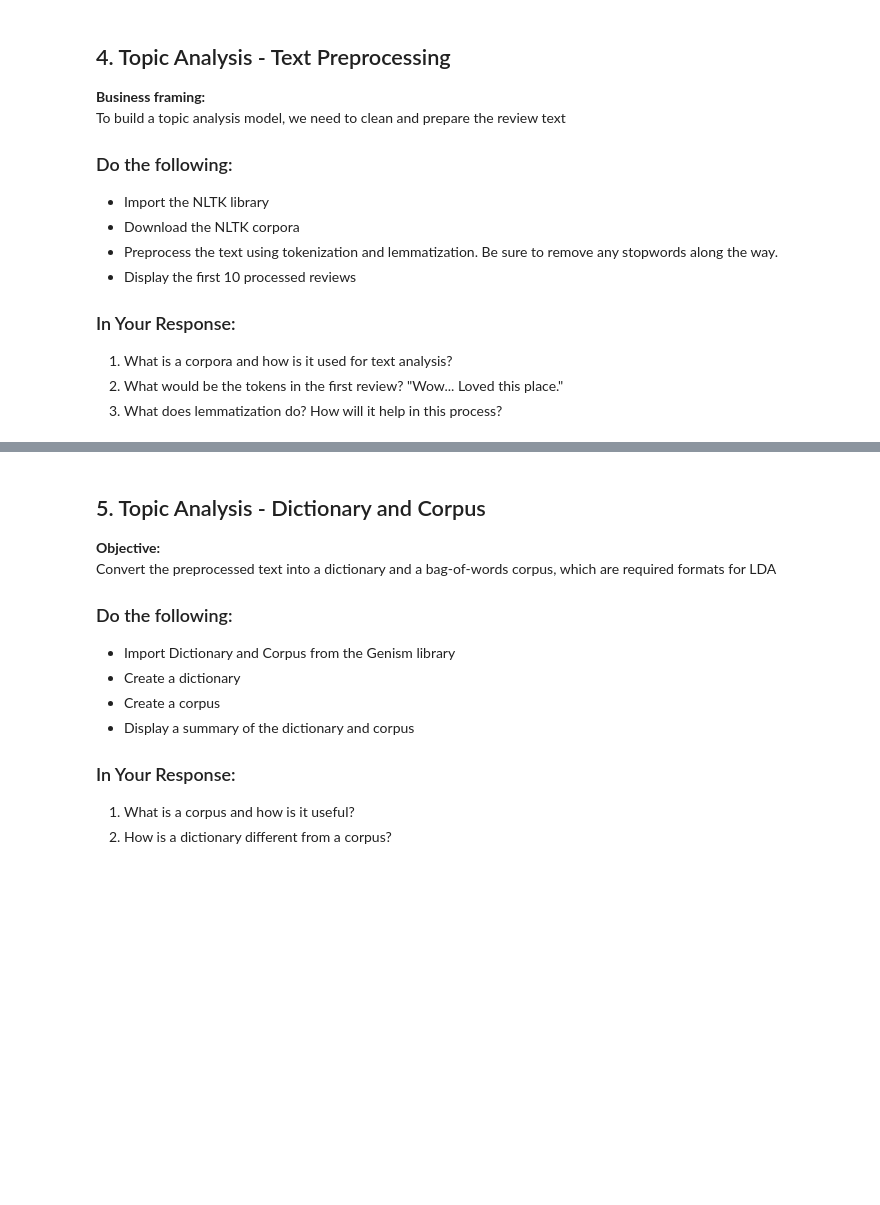
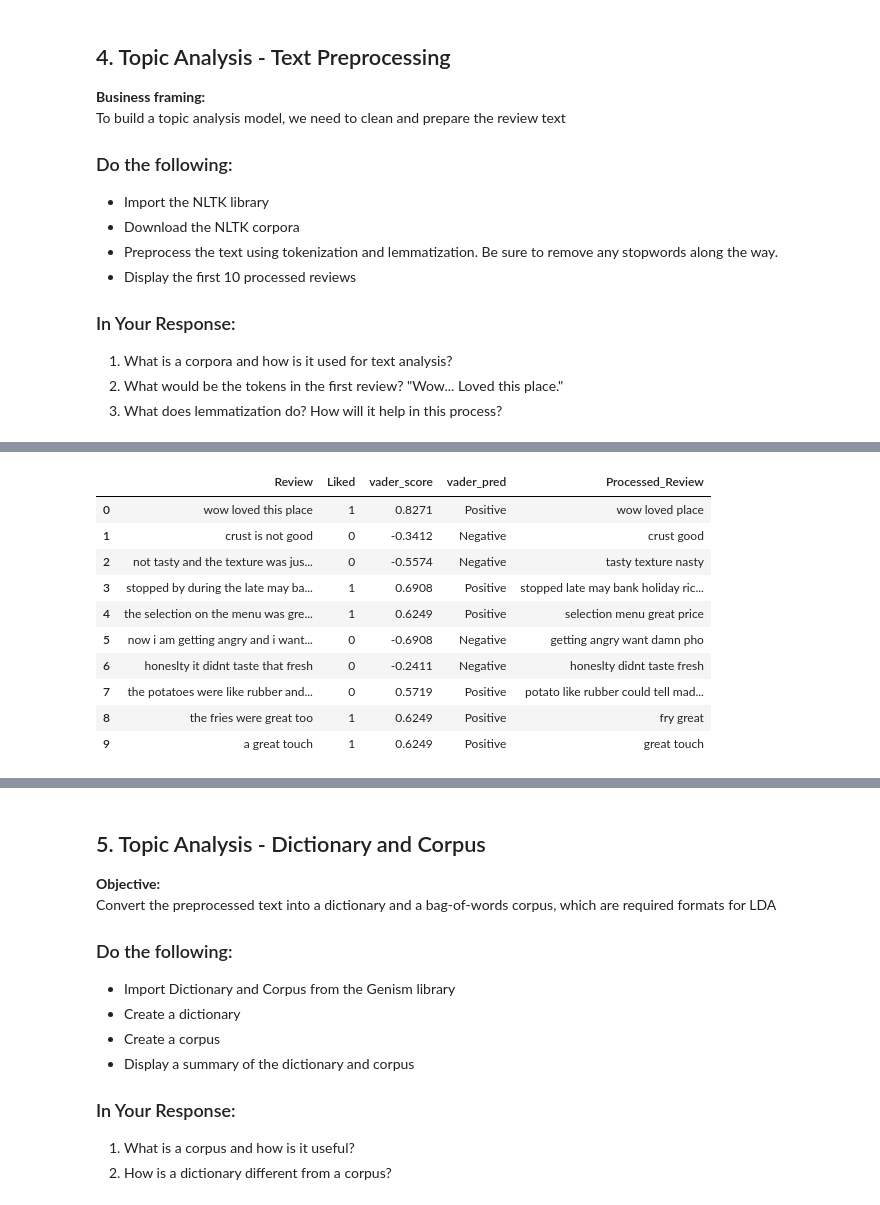
Before and after one commit to expely/Business-Analytics-Labs, a Jupyter notebook: Assignments/assignment_13_text_analytics.ipynb, the cells around one changed output, grey strips where cells are left out. Drawn from its saved outputs; the diff is of its cells as text; code cells hidden in the pictures; blank space fills up the shorter version.

```diff
--- a/Assignments/assignment_13_text_analytics.ipynb
+++ b/Assignments/assignment_13_text_analytics.ipynb
@@ -70,0 +90,10 @@ To do text analysis, we need to remove all of the junk in the reviews.  This wou
+# %%
+# Change reviews to lowercase letters
+df_cleaned = df
+df_cleaned['Review'] = df_cleaned['Review'].str.lower()
+
+# Remove any URL
+df_cleaned['Review'] = df_cleaned['Review'].str.replace(r'http\S+|www\.\S+', '', regex=True)
+
+# Only keep A-Z and Numbers, removing punctuation
+df_cleaned['Review'] = df_cleaned['Review'].str.replace(r'[^A-Za-z0-9\s]', '', regex=True)
@@ -116,0 +201,41 @@ To build a topic analysis model, we need to clean and prepare the review text
+# %%
+from nltk.corpus import stopwords
+from nltk.tokenize import word_tokenize
+from nltk.stem import WordNetLemmatizer
+
+# Create stop_words and lemmatizer
+stop_words = set(stopwords.words('english'))
+lemmatizer = WordNetLemmatizer()
+
+# Preprocess Function
+def preprocess_text(text):
+    # Tokenization (split the string into individual words)
+    tokens = word_tokenize(text)
+
+    # Remove stopwords and Lemmatize
+    processed_tokens = []
+    for word in tokens:
+        if word not in stop_words:
+            # Lemmatize converts words to their base form (e.g., "pizzas" -> "pizza", "loving" -> "love")
+            base_word = lemmatizer.lemmatize(word)
+            processed_tokens.append(base_word)
+
+    # Step D: Rejoin the processed tokens back into a single string
+    return ' '.join(processed_tokens)
+
+# Process Text
+df_cleaned['Processed_Review'] = df_cleaned['Review'].apply(preprocess_text)
+
+df_cleaned.head(10)
+# %% [output]
+|  | Review | Liked | vader_score | vader_pred | Processed_Review |
+| 0 | wow loved this place | 1 | 0.8271 | Positive | wow loved place |
+| 1 | crust is not good | 0 | -0.3412 | Negative | crust good |
+| 2 | not tasty and the texture was jus... | 0 | -0.5574 | Negative | tasty texture nasty |
+| 3 | stopped by during the late may ba... | 1 | 0.6908 | Positive | stopped late may bank holiday ric... |
+| 4 | the selection on the menu was gre... | 1 | 0.6249 | Positive | selection menu great price |
+| 5 | now i am getting angry and i want... | 0 | -0.6908 | Negative | getting angry want damn pho |
+| 6 | honeslty it didnt taste that fresh | 0 | -0.2411 | Negative | honeslty didnt taste fresh |
+| 7 | the potatoes were like rubber and... | 0 | 0.5719 | Positive | potato like rubber could tell mad... |
+| 8 | the fries were great too | 1 | 0.6249 | Positive | fry great |
+| 9 | a great touch | 1 | 0.6249 | Positive | great touch |
```
Also changed, not shown: parts of 33 cells of this notebook.
